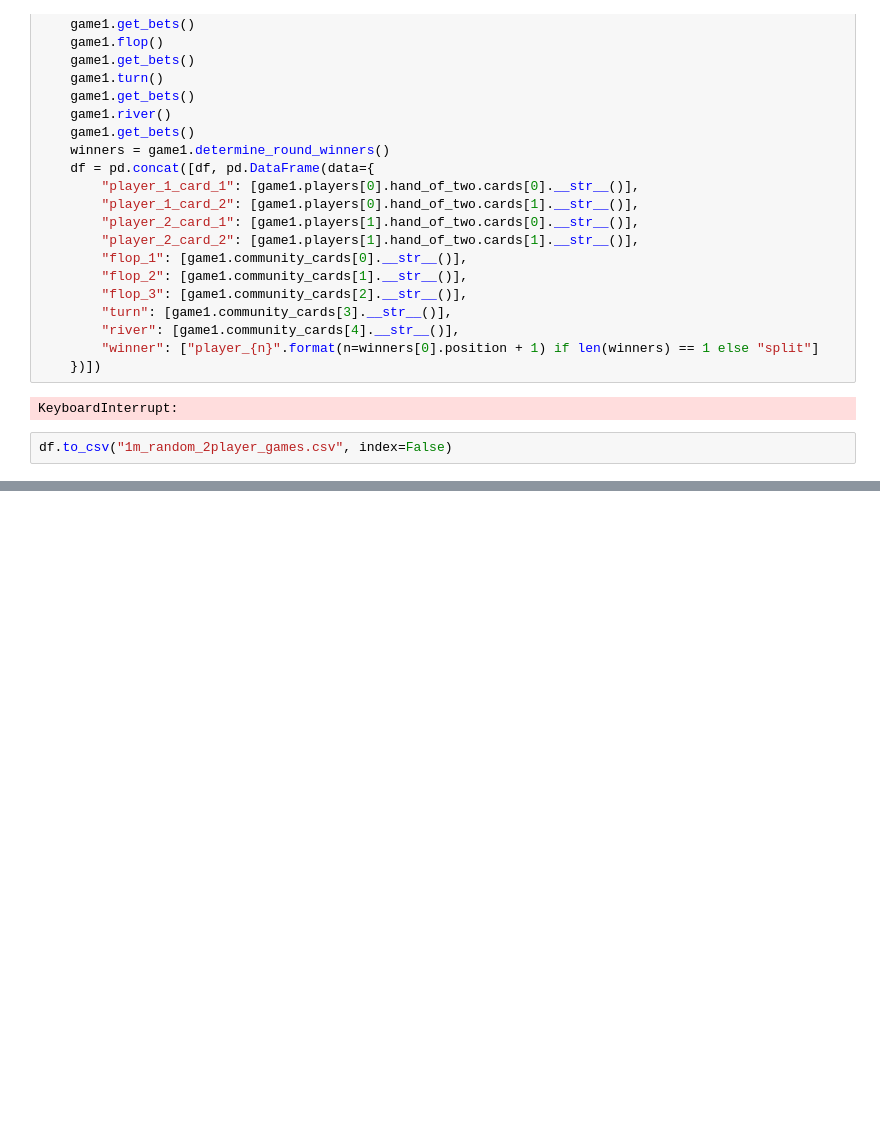
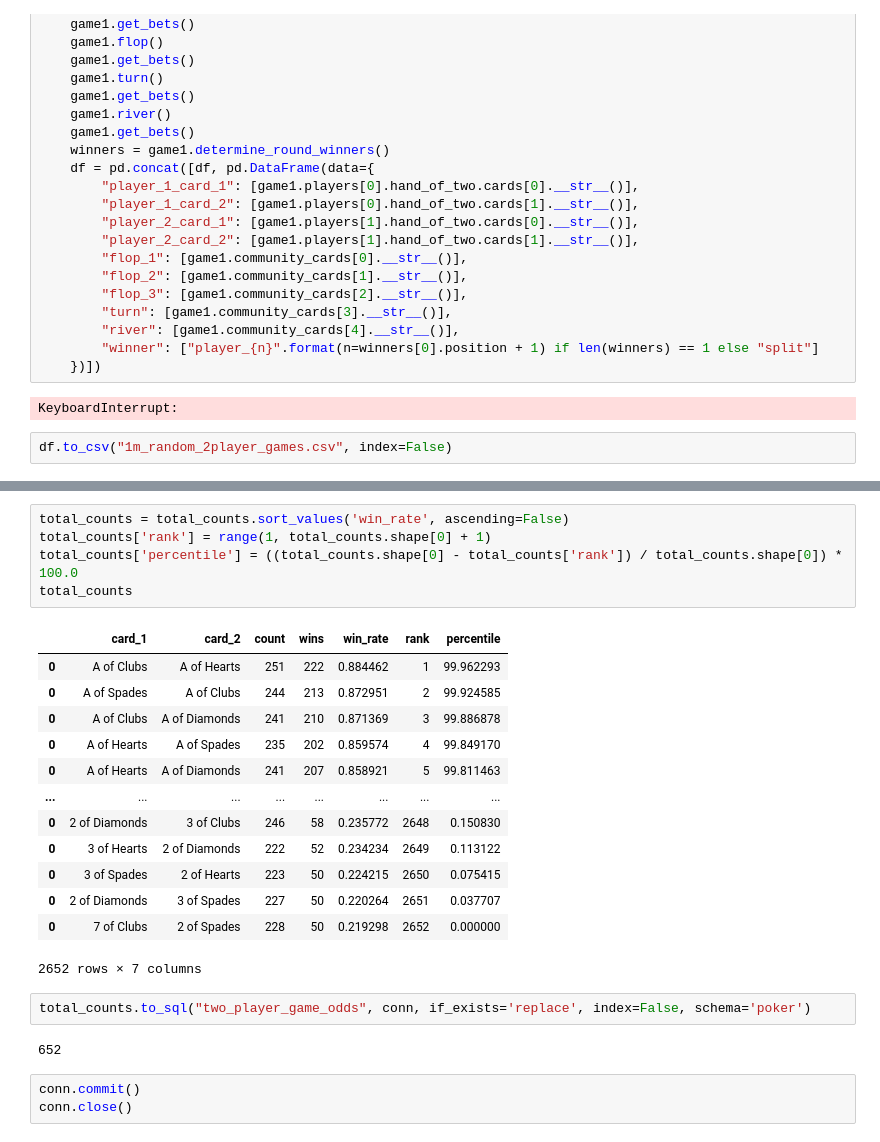
Before and after one commit to amarkules1/texas-hold-em, a Jupyter notebook: simulate_games.ipynb, the cells around one changed output, grey strips where cells are left out. Cells and saved outputs as stored; diff of their text form; blank space fills up the shorter version.

```diff
--- a/simulate_games.ipynb
+++ b/simulate_games.ipynb
@@ -76,0 +147,26 @@ df.to_csv("1m_random_2player_games.csv", index=False)
+# %%
+total_counts = total_counts.sort_values('win_rate', ascending=False)
+total_counts['rank'] = range(1, total_counts.shape[0] + 1)
+total_counts['percentile'] = ((total_counts.shape[0] - total_counts['rank']) / total_counts.shape[0]) * 100.0
+total_counts
+# %% [output]
+|  | card_1 | card_2 | count | wins | win_rate | rank | percentile |
+| 0 | A of Clubs | A of Hearts | 251 | 222 | 0.884462 | 1 | 99.962293 |
+| 0 | A of Spades | A of Clubs | 244 | 213 | 0.872951 | 2 | 99.924585 |
+| 0 | A of Clubs | A of Diamonds | 241 | 210 | 0.871369 | 3 | 99.886878 |
+| 0 | A of Hearts | A of Spades | 235 | 202 | 0.859574 | 4 | 99.849170 |
+| 0 | A of Hearts | A of Diamonds | 241 | 207 | 0.858921 | 5 | 99.811463 |
+| ... | ... | ... | ... | ... | ... | ... | ... |
+| 0 | 2 of Diamonds | 3 of Clubs | 246 | 58 | 0.235772 | 2648 | 0.150830 |
+| 0 | 3 of Hearts | 2 of Diamonds | 222 | 52 | 0.234234 | 2649 | 0.113122 |
+| 0 | 3 of Spades | 2 of Hearts | 223 | 50 | 0.224215 | 2650 | 0.075415 |
+| 0 | 2 of Diamonds | 3 of Spades | 227 | 50 | 0.220264 | 2651 | 0.037707 |
+| 0 | 7 of Clubs | 2 of Spades | 228 | 50 | 0.219298 | 2652 | 0.000000 |
+2652 rows × 7 columns
+# %%
+total_counts.to_sql("two_player_game_odds", conn, if_exists='replace', index=False, schema='poker')
+# %% [output]
+652
+# %%
+conn.commit()
+conn.close()
```
Also changed, not shown: parts of 9 cells of this notebook, 5 other files.
